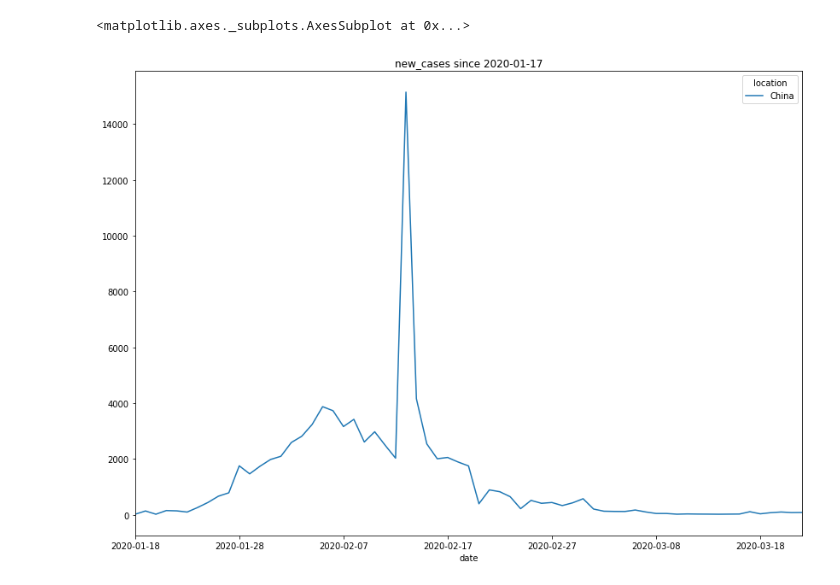
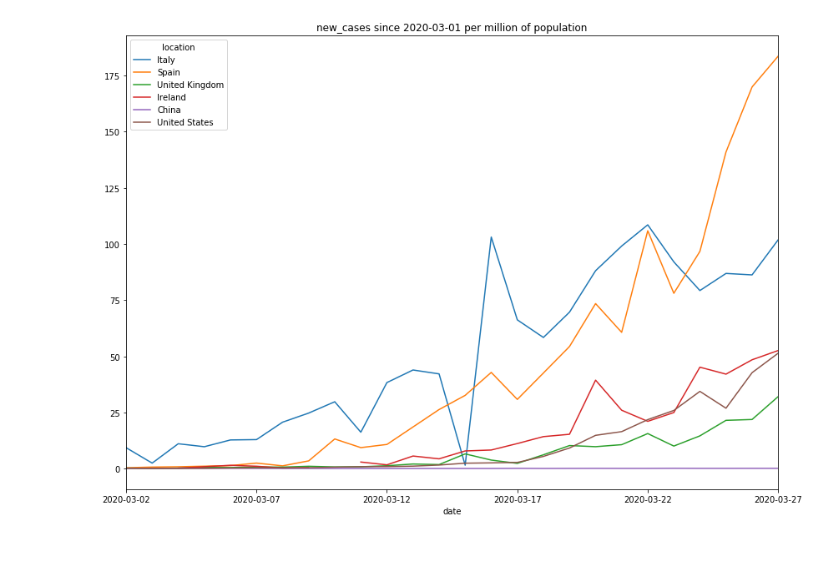
Before and after one commit to bakirl/covid19-tracker, a Jupyter notebook: covid19.ipynb, the cells around one changed output. Drawn from its saved outputs; the diff is of its cells as text; code cells hidden in the pictures; blank space fills up the shorter version.

```diff
--- a/covid19.ipynb
+++ b/covid19.ipynb
@@ -10,8 +12,22 @@ df = pd.read_csv("https://covid.ourworldindata.org/data/ecdc/full_data.csv")
 # http://api.worldbank.org/v2/en/indicator/SP.POP.TOTL?downloadformat=csv
 pop = pd.read_csv("population.csv", skiprows=4)
 pop = pop.set_index('Country Name')
+# %%
+# Default values
+values_def = 'new_cases'
+since_def = '2020-03-01'
+countries_def=['Italy','Spain','United Kingdom','Ireland','China','United States']
+#countries_def=['China']
+
+# Set the default size for the figures
+plt.rcParams["figure.figsize"] = (14, 10)
 # %%
-def covid(values, since, countries, by_pop):
+# @global df - data frame containing Covid 19 data by date and by country
+# @global pop - data frome containing population data
+# @param values - one of 'new cases', 'total cases', 'new deaths', total deaths'
+# @param since - show data only for dates since this date; format 'yyyy-mm-dd'
+# @param by_pop - set to 0
+def covid(values=values_def, since=since_def, countries=countries_def, by_pop=0):
     # filter by date
     df2 = df[df.date > since]
     # generate a pivot chart
@@ -27,4 +43,5 @@ def covid(values, since, countries, by_pop):
         pop2 = pop2.transpose()
         sub = sub/pop2.iloc[0]
         title = title + " per million of population"
+    # define lines for doubling every N days
     return sub, title
@@ -39,6 +54,5 @@ plt.rcParams["figure.figsize"] = (14, 10)
 # %%
-sub, title = covid(values, since, countries, by_pop=0)
-sub.plot(title=title)
+sub, title = covid(by_pop=1)
+sub.plot(title=title).set_yscale('linear')
 # %% [output]
-<matplotlib.axes._subplots.AxesSubplot at 0x...>
-[figure, old version]
+[figure, new version]
```
Also changed, not shown: parts of 5 cells of this notebook.
